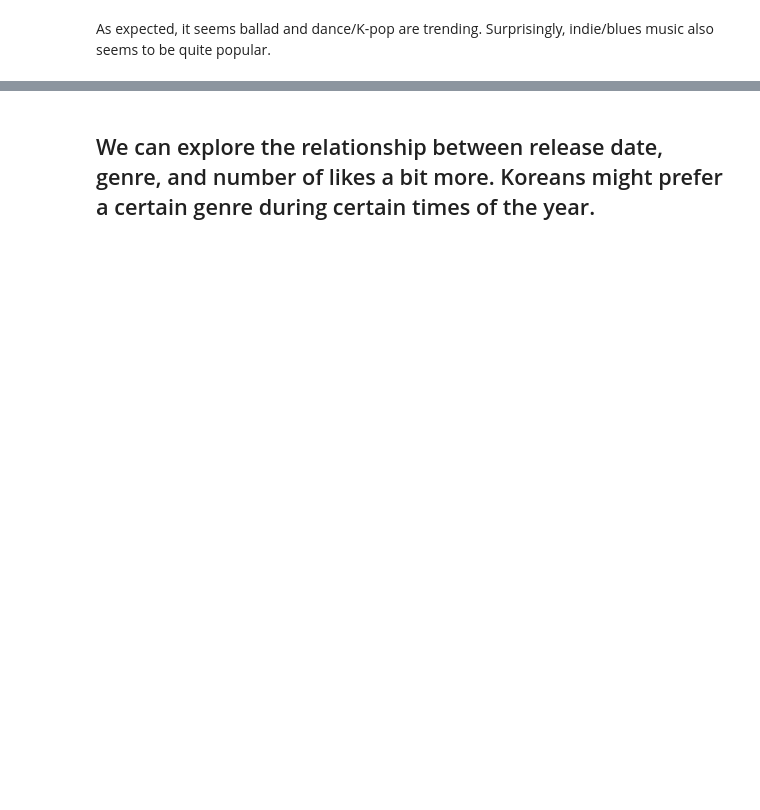
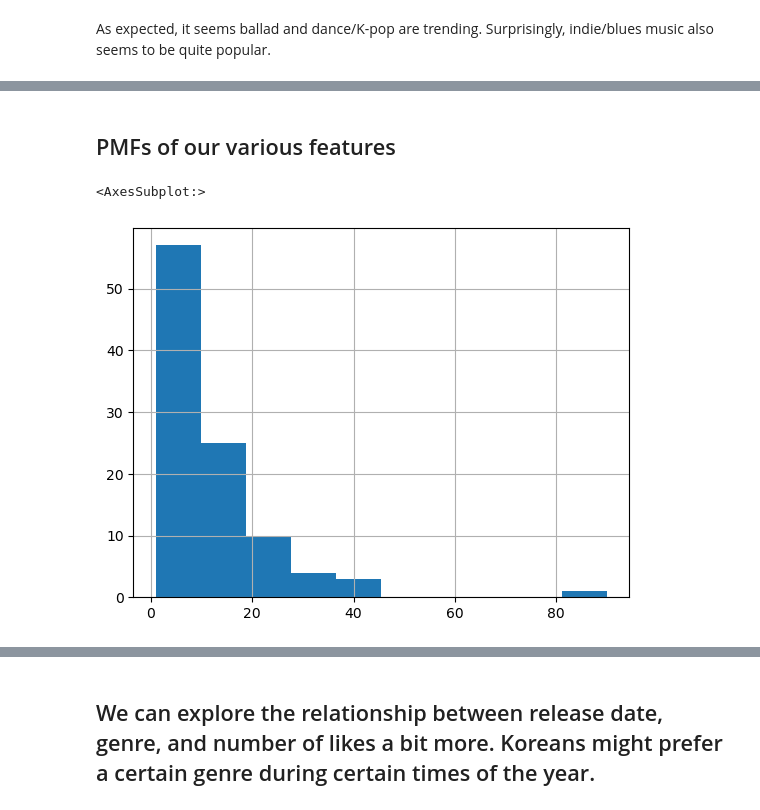
Before and after one commit to andrewango/kr_music_popularity, a Jupyter notebook: kr_music_popularity.ipynb, the cells around one changed output, grey strips where cells are left out. Saved outputs shown, nothing was run; the diff lists cells and outputs as text; code cells hidden in the pictures; blank space fills up the shorter version.

```diff
--- a/kr_music_popularity.ipynb
+++ b/kr_music_popularity.ipynb
@@ -224,0 +366,7 @@ Number of likes and number comments are positively correlated, nothing particula
+# %% [markdown]
+## PMFs of our various features
+# %%
+df.title_lengths.hist()
+# %% [output]
+<AxesSubplot:>
+[figure, added]
```
Also changed, not shown: parts of 57 cells of this notebook, 1 other file.
